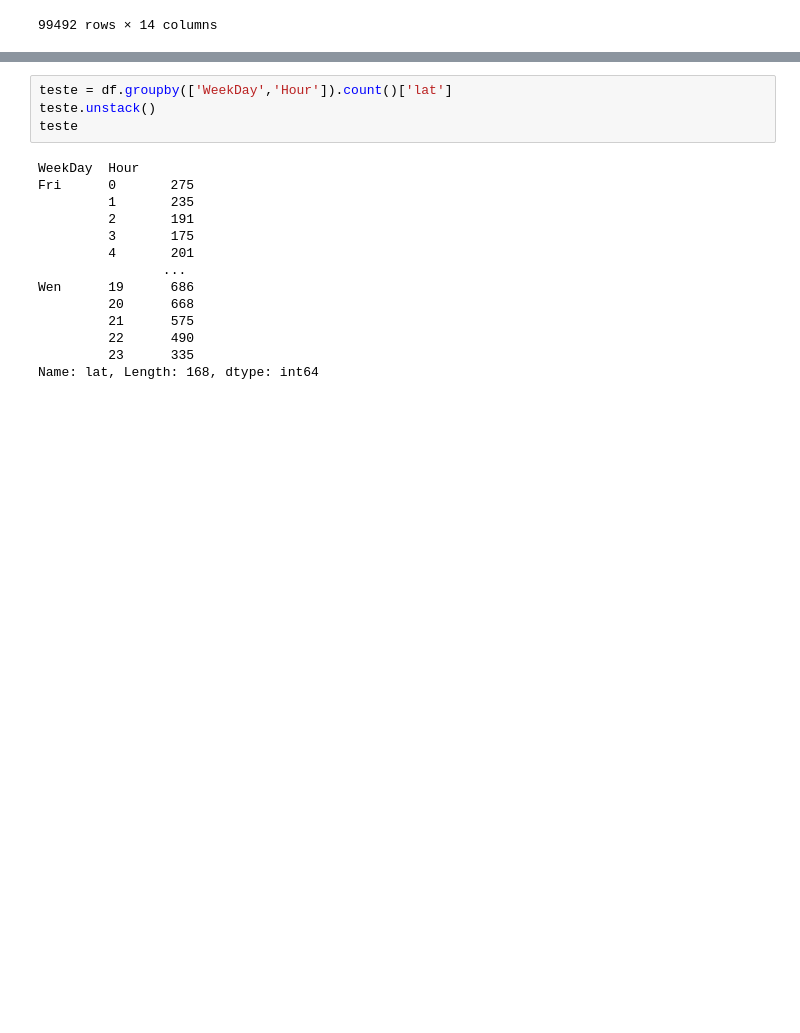
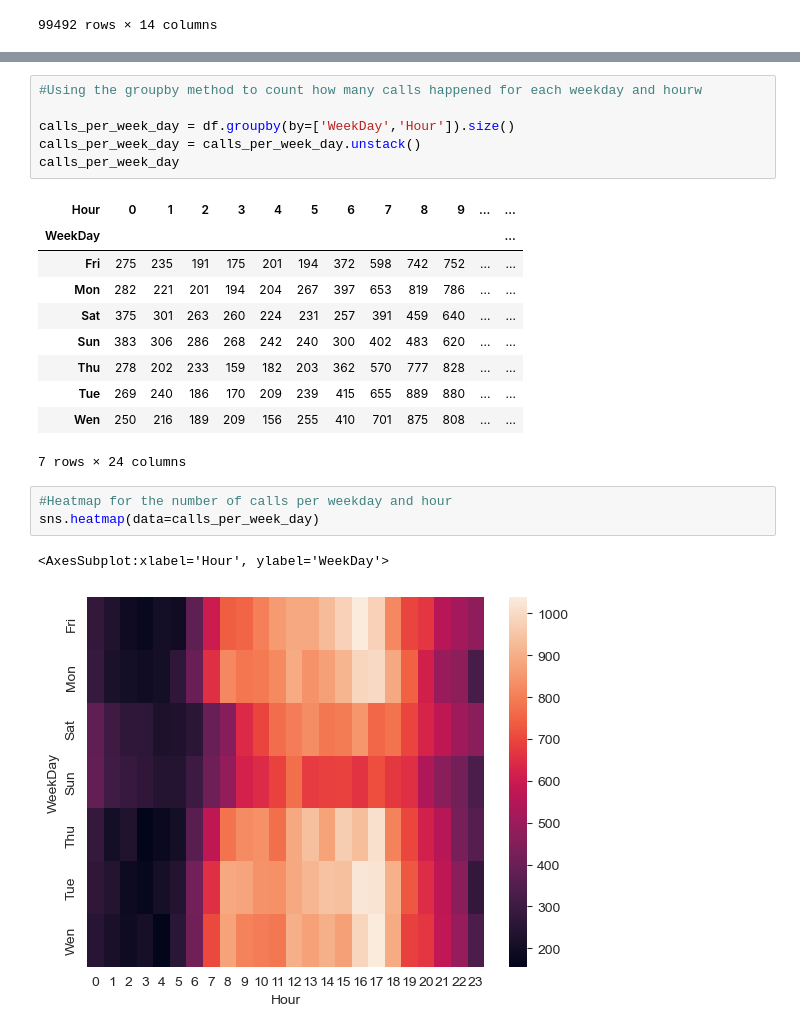
Before and after one commit to SamaraneGabriel/Data-Science, a Jupyter notebook: 911-Project/Code/911Project.ipynb, the cells around one changed output, grey strips where cells are left out. Saved outputs shown, nothing was run; the diff lists cells and outputs as text; blank space fills up the shorter version.

```diff
--- a/911-Project/Code/911Project.ipynb
+++ b/911-Project/Code/911Project.ipynb
@@ -299,18 +337,23 @@ plt.tight_layout()
 # %%
-teste = df.groupby(['WeekDay','Hour']).count()['lat']
-teste.unstack()
-teste
+#Using the groupby method to count how many calls happened for each weekday and hourw
+
+calls_per_week_day = df.groupby(by=['WeekDay','Hour']).size()
+calls_per_week_day = calls_per_week_day.unstack()
+calls_per_week_day
 # %% [output]
+| Hour | 0 | 1 | 2 | 3 | 4 | 5 | 6 | 7 | 8 | 9 | ... | ... |
+| WeekDay |  |  |  |  |  |  |  |  |  |  |  | ... |
+| Fri | 275 | 235 | 191 | 175 | 201 | 194 | 372 | 598 | 742 | 752 | ... | ... |
+| Mon | 282 | 221 | 201 | 194 | 204 | 267 | 397 | 653 | 819 | 786 | ... | ... |
+| Sat | 375 | 301 | 263 | 260 | 224 | 231 | 257 | 391 | 459 | 640 | ... | ... |
+| Sun | 383 | 306 | 286 | 268 | 242 | 240 | 300 | 402 | 483 | 620 | ... | ... |
+| Thu | 278 | 202 | 233 | 159 | 182 | 203 | 362 | 570 | 777 | 828 | ... | ... |
+| Tue | 269 | 240 | 186 | 170 | 209 | 239 | 415 | 655 | 889 | 880 | ... | ... |
+| Wen | 250 | 216 | 189 | 209 | 156 | 255 | 410 | 701 | 875 | 808 | ... | ... |
-WeekDay  Hour
-Fri      0       275
-         1       235
-         2       191
-         3       175
-         4       201
-                ...
-Wen      19      686
-         20      668
-         21      575
-         22      490
-         23      335
-Name: lat, Length: 168, dtype: int64
+7 rows × 24 columns
+# %%
+#Heatmap for the number of calls per weekday and hour
+sns.heatmap(data=calls_per_week_day)
+# %% [output]
+<AxesSubplot:xlabel='Hour', ylabel='WeekDay'>
+[figure, added]
```
Also changed, not shown: parts of 20 cells of this notebook.
